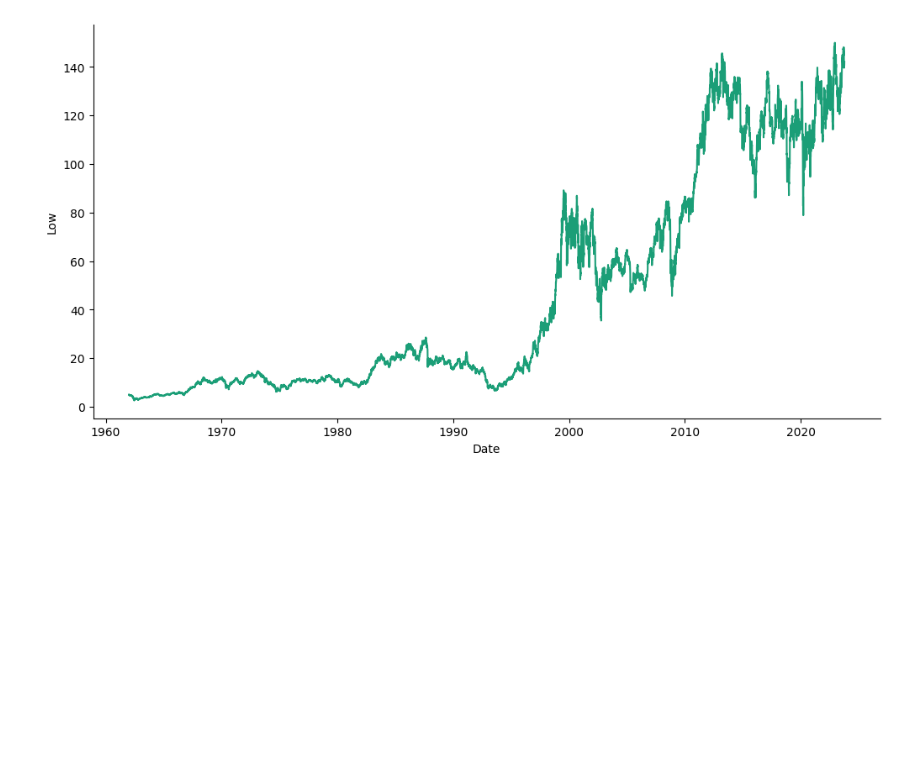
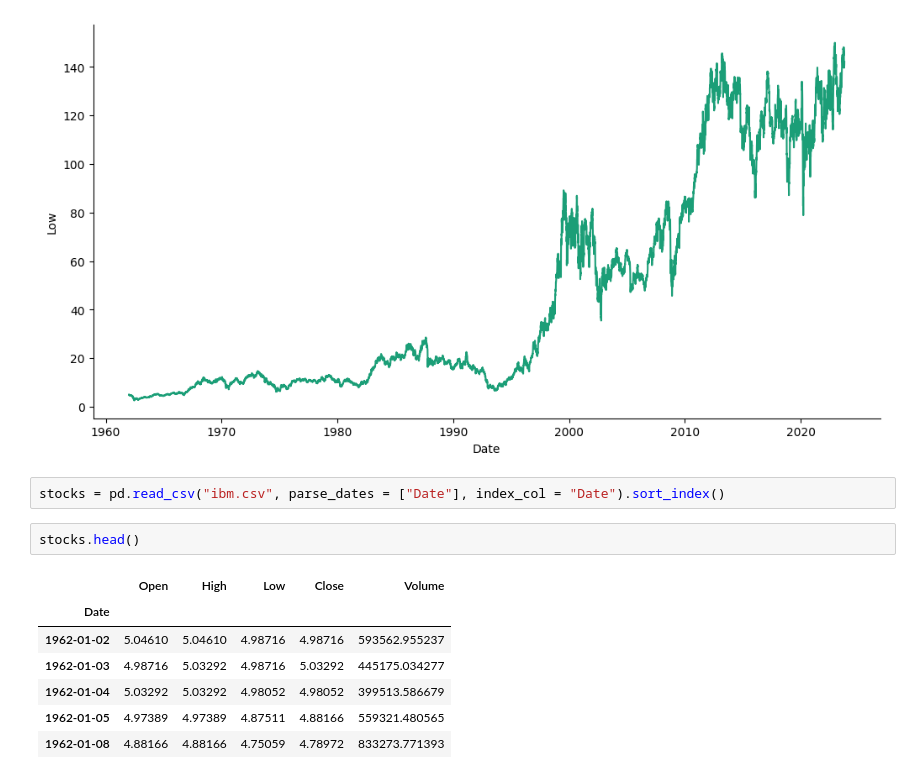
Before and after one commit to Johanhms/Practicas_Python, a Jupyter notebook: Data_Analysis_with_Pandas.ipynb, the cells around one changed output. Saved outputs shown, nothing was run; the diff lists cells and outputs as text; blank space fills up the shorter version.

```diff
--- a/Data_Analysis_with_Pandas.ipynb
+++ b/Data_Analysis_with_Pandas.ipynb
@@ -720,3 +720,15 @@ plt.xlabel('Date')
 _ = plt.ylabel('Low')
 # %% [output]
 [figure]
+# %%
+stocks = pd.read_csv("ibm.csv", parse_dates = ["Date"], index_col = "Date").sort_index()
+# %%
+stocks.head()
+# %% [output]
+|  | Open | High | Low | Close | Volume |
+| Date |  |  |  |  |  |
+| 1962-01-02 | 5.04610 | 5.04610 | 4.98716 | 4.98716 | 593562.955237 |
+| 1962-01-03 | 4.98716 | 5.03292 | 4.98716 | 5.03292 | 445175.034277 |
+| 1962-01-04 | 5.03292 | 5.03292 | 4.98052 | 4.98052 | 399513.586679 |
+| 1962-01-05 | 4.97389 | 4.97389 | 4.87511 | 4.88166 | 559321.480565 |
+| 1962-01-08 | 4.88166 | 4.88166 | 4.75059 | 4.78972 | 833273.771393 |
```
Also changed, not shown: parts of 8 cells of this notebook.
